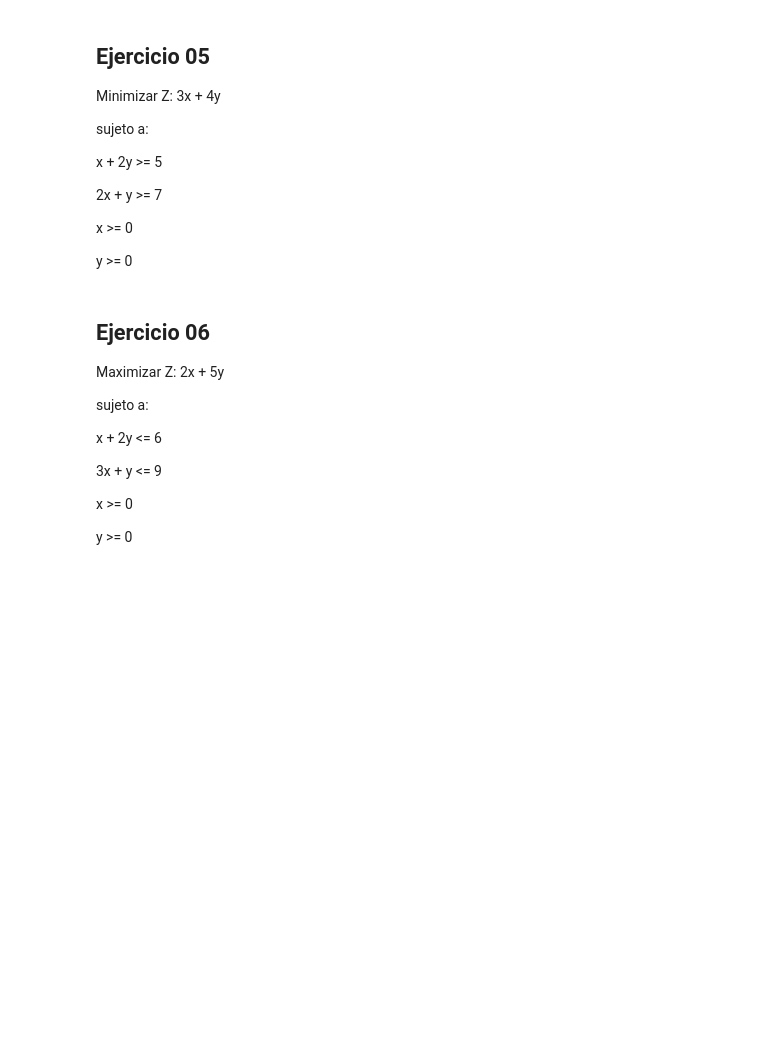
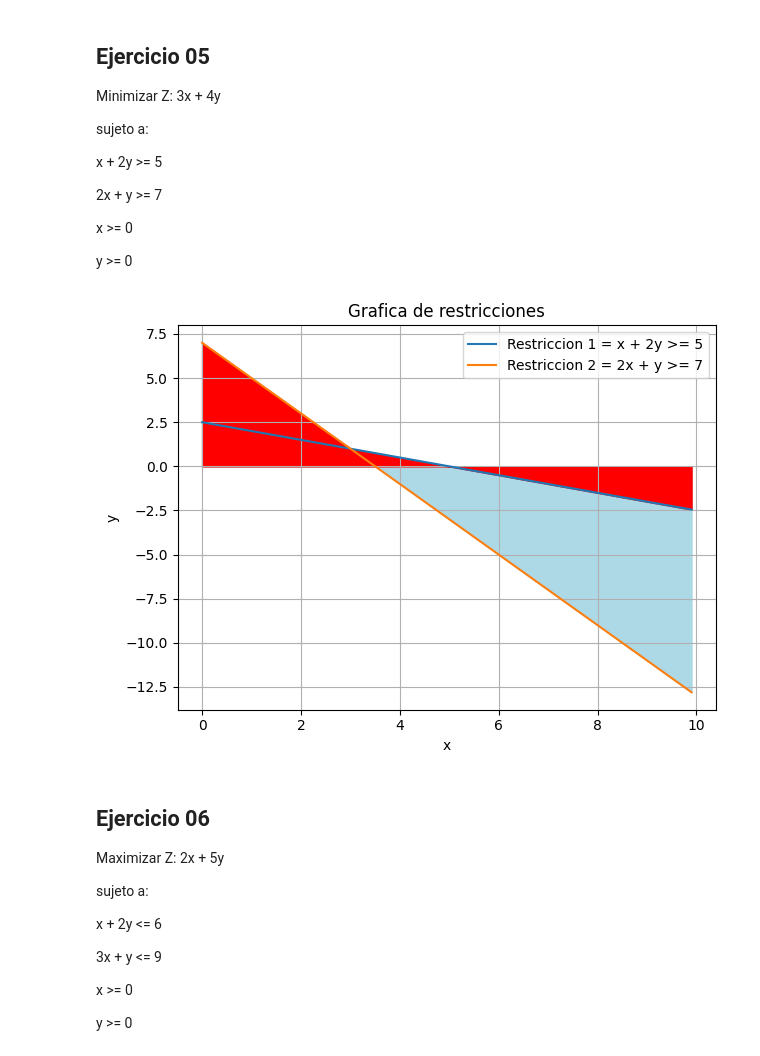
Before and after one commit to JulianaRamirez8/Fundamentos-de-optimizacion-lineal, a Jupyter notebook: Taller_00_solución_gráfica_de_problemas_de_optimización_lineal.ipynb, the cells around one changed output. Drawn from its saved outputs; the diff is of its cells as text; code cells hidden in the pictures; blank space fills up the shorter version.

```diff
--- a/Taller_00_solución_gráfica_de_problemas_de_optimización_lineal.ipynb
+++ b/Taller_00_solución_gráfica_de_problemas_de_optimización_lineal.ipynb
@@ -646,3 +635,42 @@ Minimizar  Z: 3x + 4y
+# %%
+# Resuelva en esta celda el ejercicio
+#Importar librerias
+import numpy as np
+import matplotlib.pyplot as plt
+#Definir funcion
+def max_entre_expresiones(dominio):
+  maximos=[]
+  for x in dominio:
+    #Evaluar valores de x para cada y
+    y1=(5-x)/2
+    y2=(7-2*x)
+    maximos.append(max(y1,y2))
+  return maximos
+#Rango de x
+x=np.arange(0,10,0.1)
+#Invocar funcion
+valor_max=max_entre_expresiones(x)
+#Restricciones
+y1=(5-x)/2
+y2=(7-2*x)
+#Nombres ejes y titulo
+plt.xlabel("x")
+plt.ylabel("y")
+plt.title("Grafica de restricciones")
+#Graficar restricciones
+plt.plot(x,y1,label="Restriccion 1 = x + 2y >= 5")
+plt.plot(x,y2,label="Restriccion 2 = 2x + y >= 7")
+#Graficar area y ajustar relleno
+plt.fill_between(x,y1,color="lightgreen")
+plt.fill_between(x,y2,color="lightblue")
+plt.fill_between(x,valor_max,color="red")
+plt.tight_layout()
+#Mostrarleyenda,cuadrante y resultados
+plt.legend()
+plt.grid(True)
+plt.show()
+# %% [output]
+[figure, added]
 # %% [markdown]
 ## Ejercicio 06
 
```
Also changed, not shown: parts of 2 cells of this notebook.
